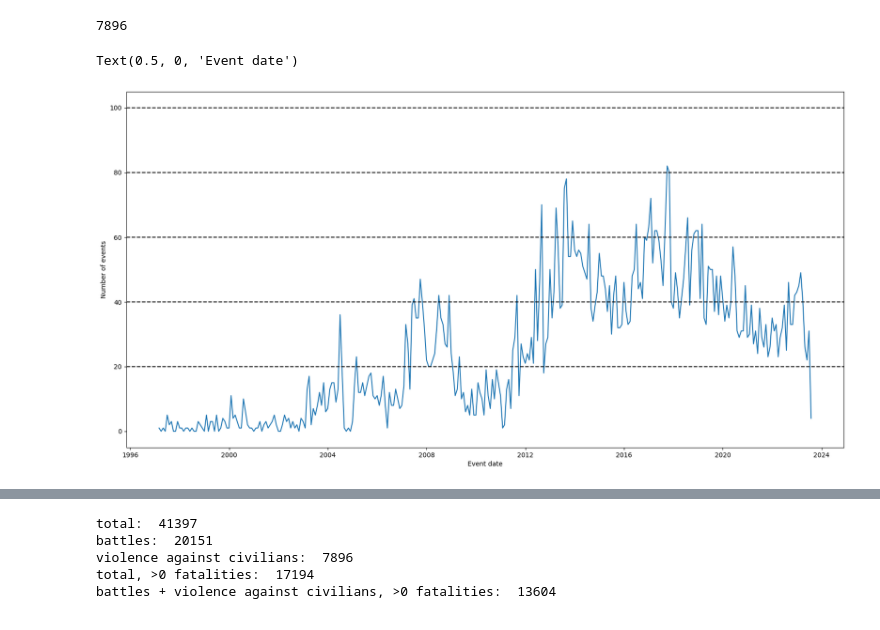
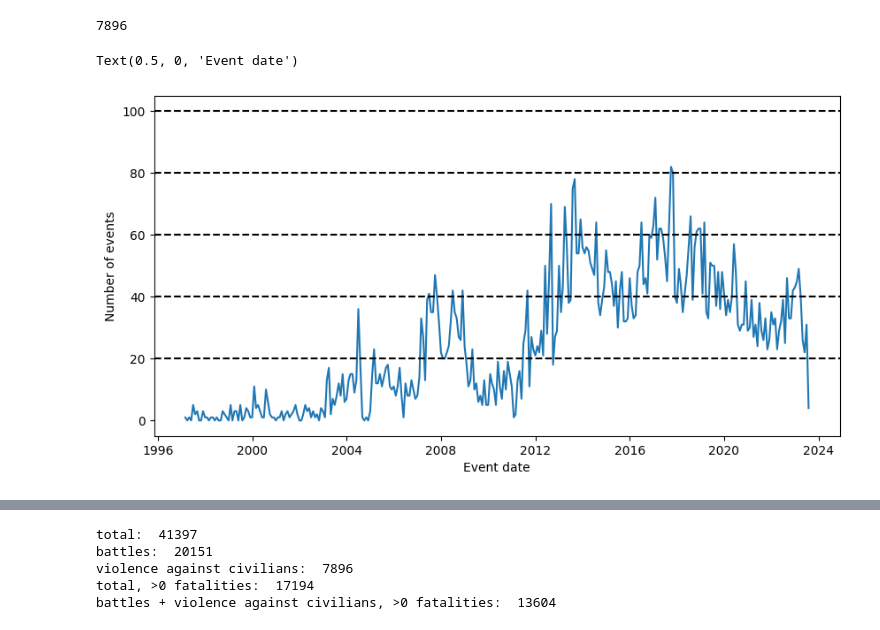
Before and after one commit to saraghivarello/Climate-and-conflict, a Jupyter notebook: old steps/Time series-Somalia.ipynb, the cells around one changed output, grey strips where cells are left out. Cells and saved outputs as stored; diff of their text form; code cells hidden in the pictures.

```diff
--- a/old steps/Time series-Somalia.ipynb
+++ b/old steps/Time series-Somalia.ipynb
@@ -36,20 +36,20 @@ len(batt)
 # %% [output]
 7896
 # %%
-plt.figure(figsize=(20,10))
+plt.figure(figsize=(10,5))
 plt.plot(n_batt)
 #plot horizontal line at y=80, 60, 40
 
 plt.axhline(y=20, color='k', linestyle='--')
 plt.axhline(y=40, color='k', linestyle='--')
 plt.axhline(y=60, color='k', linestyle='--')
 plt.axhline(y=80, color='k', linestyle='--')
 plt.axhline(y=100, color='k', linestyle='--')
 plt.ylabel("Number of events")
 plt.xlabel("Event date")
 # %% [output]
 Text(0.5, 0, 'Event date')
-[figure, old version]
+[figure, new version]
 # %%
 fa.groupby(['admin1'])['event_id_cnty'].count()
 # %% [output]
```
Also changed, not shown: parts of 1 cell of this notebook, 3 other files.
